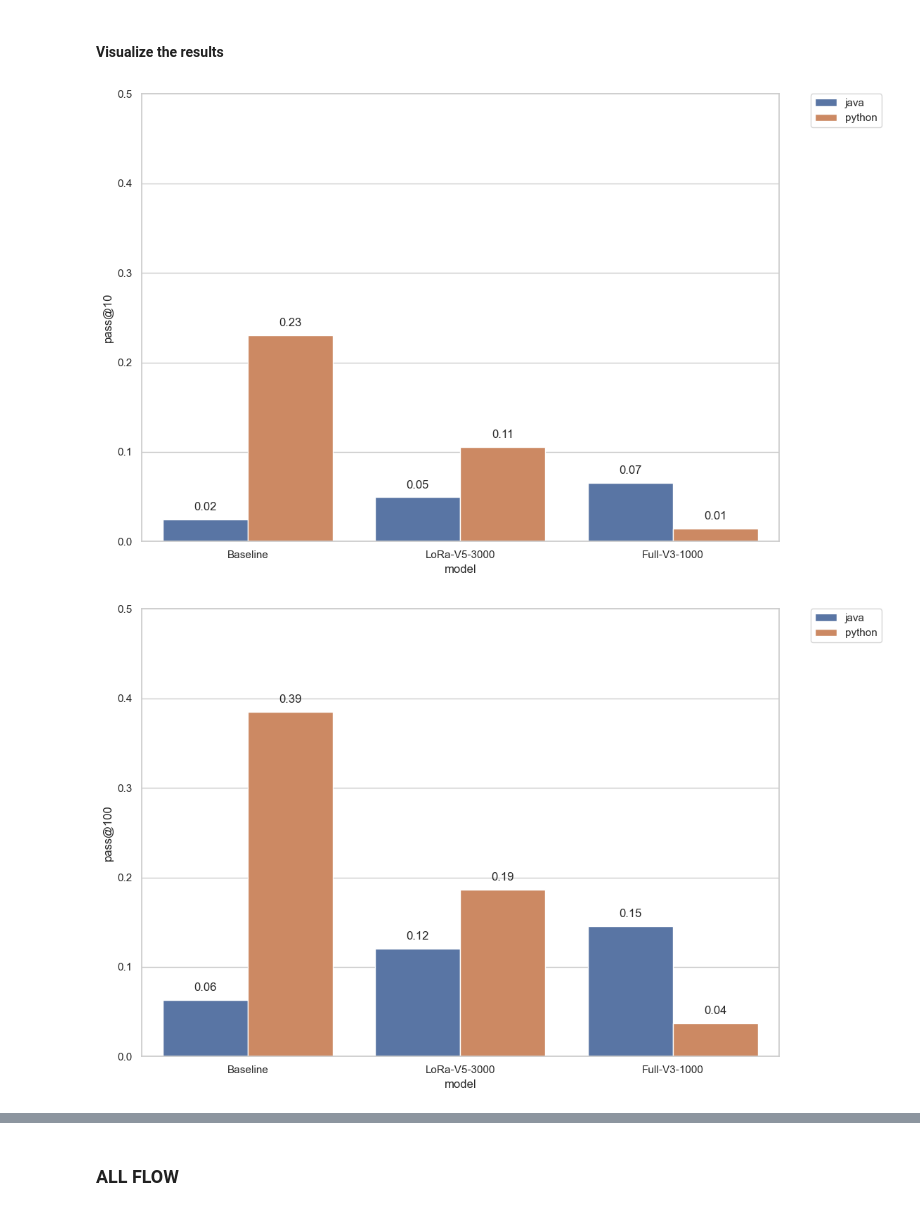
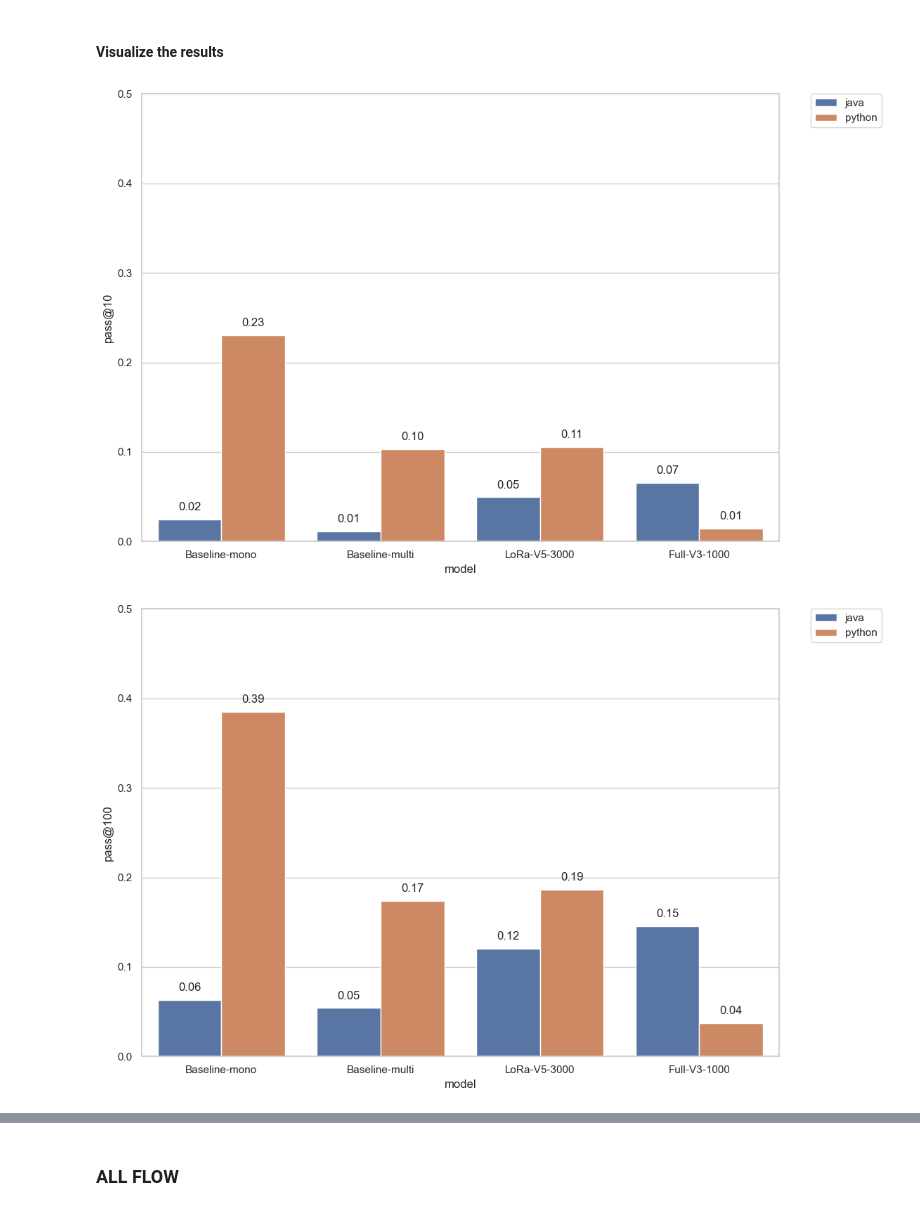
Before and after one commit to ammarnasr/LLM-for-code-intelligence, a Jupyter notebook: Evaluation/MultiPL-E/demo.ipynb, the cells around one changed output, grey strips where cells are left out. Cells and saved outputs as stored; diff of their text form; code cells hidden in the pictures.

Commit message:
baseline-multi

```diff
--- a/Evaluation/MultiPL-E/demo.ipynb
+++ b/Evaluation/MultiPL-E/demo.ipynb
@@ -69,8 +69,11 @@ for f in results_files:
        'Full-V3-1000']
 #Models Short Names
 model_names_dict = {
-    'codegen_350M_mono_humaneval_py': 'Baseline',
-    'codegen_350M_mono_humaneval_java': 'Baseline',
+    'codegen_350M_mono_humaneval_py': 'Baseline-mono',
+    'codegen_350M_mono_humaneval_java': 'Baseline-mono',
+
+    'codegen_350M_multi_humaneval_py': 'Baseline-multi',
+    'codegen_350M_multi_humaneval_java': 'Baseline-multi',
 
     'codegne_finetuned_LoRa_the_stack_java_v3_checkpoint_2000_humaneval_py': 'LoRa-V3-2000',
     'codegne_finetuned_LoRa_the_stack_java_v3_checkpoint_2000_humaneval_java': 'LoRa-V3-2000',
@@ -148,35 +151,35 @@ ax.set_xticklabels(ax.get_xticklabels(), rotation=0)
 #set the y axis to start at 0 and end at 0.5
 plt.ylim(0, 0.5)
 #writer the y values on top of the bars
 for p in ax.patches:
     height = p.get_height()
     ax.text(p.get_x()+p.get_width()/2.,
             height + 0.01,
             '{:1.2f}'.format(height),
             ha="center")
 #plot the legend outside the plot
 plt.legend(bbox_to_anchor=(1.05, 1), loc=2, borderaxespad=0.)
 plt.show()
 
 #Plot the results
 sns.set_theme(style="whitegrid")
 ax = sns.barplot(x="model", y="pass@100", hue="programming_language", data=df)
 ax.set_xticklabels(ax.get_xticklabels(), rotation=0)
 #set the y axis to start at 0 and end at 0.5
 plt.ylim(0, 0.5)
 #writer the y values on top of the bars
 for p in ax.patches:
     height = p.get_height()
     ax.text(p.get_x()+p.get_width()/2.,
             height + 0.01,
             '{:1.2f}'.format(height),
             ha="center")
 #plot the legend outside the plot
 plt.legend(bbox_to_anchor=(1.05, 1), loc=2, borderaxespad=0.)
 plt.show()
 # %% [output]
-[figure, old version]
+[figure, new version]
-[figure, old version]
+[figure, new version]
 # %%
 df
 # %% [output]
```
Also changed, not shown: parts of 2 cells of this notebook, 2 other files.
